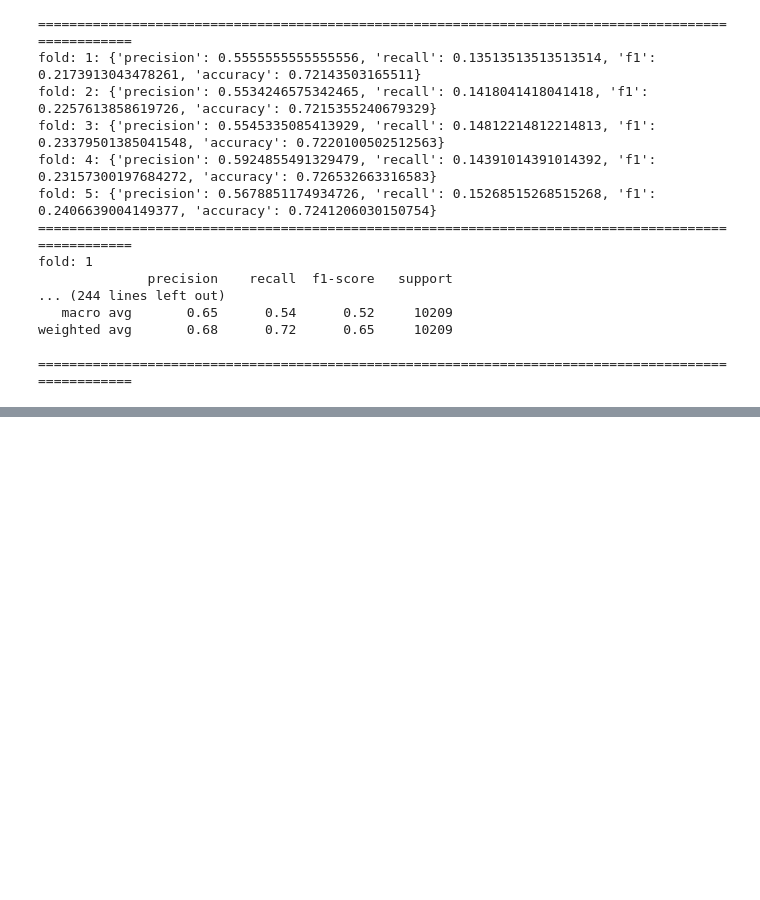
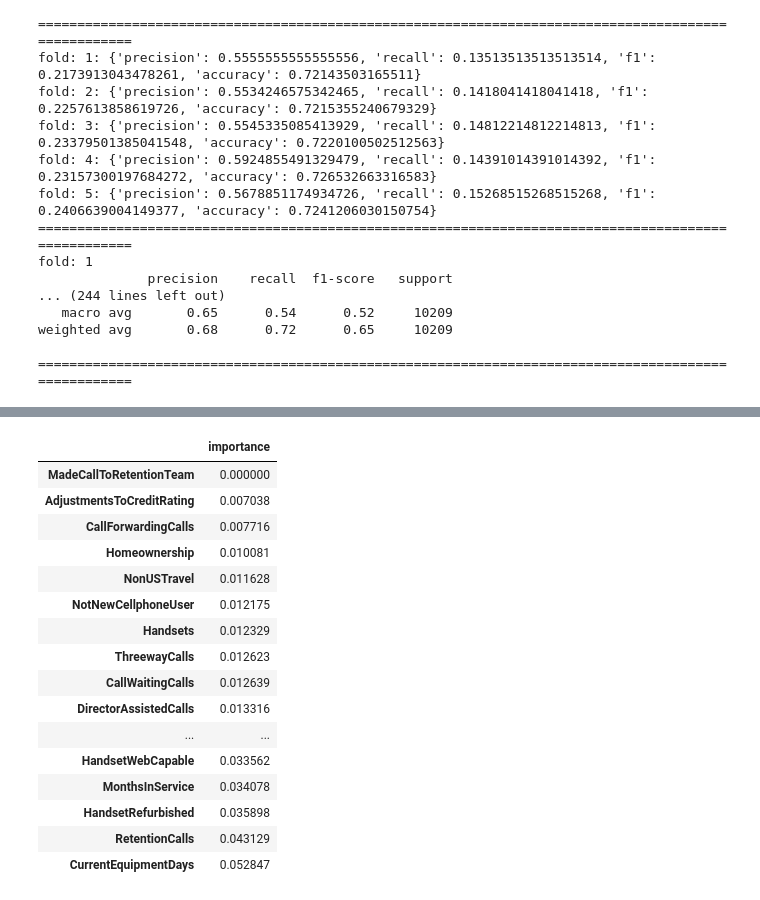
Before and after one commit to SKNETWORKS-FAMILY-AICAMP/SKN04-2nd-5Team, a Jupyter notebook: xgboost.ipynb, the cells around one changed output, grey strips where cells are left out. Saved outputs shown, nothing was run; the diff lists cells and outputs as text; code cells hidden in the pictures; blank space fills up the shorter version.

```diff
--- a/xgboost.ipynb
+++ b/xgboost.ipynb
@@ -206,0 +233,22 @@ weighted avg       0.68      0.72      0.65     10209
+# %%
+importance_data = pd.DataFrame({'importance':xgb.feature_importances_}, index = xgb.get_booster().feature_names)
+# %%
+importance_data = importance_data.sort_values('importance')
+# %% [output]
+|  | importance |
+| MadeCallToRetentionTeam | 0.000000 |
+| AdjustmentsToCreditRating | 0.007038 |
+| CallForwardingCalls | 0.007716 |
+| Homeownership | 0.010081 |
+| NonUSTravel | 0.011628 |
+| NotNewCellphoneUser | 0.012175 |
+| Handsets | 0.012329 |
+| ThreewayCalls | 0.012623 |
+| CallWaitingCalls | 0.012639 |
+| DirectorAssistedCalls | 0.013316 |
+| ... | ... |
+| HandsetWebCapable | 0.033562 |
+| MonthsInService | 0.034078 |
+| HandsetRefurbished | 0.035898 |
+| RetentionCalls | 0.043129 |
+| CurrentEquipmentDays | 0.052847 |
```
Also changed, not shown: parts of 8 cells of this notebook.
